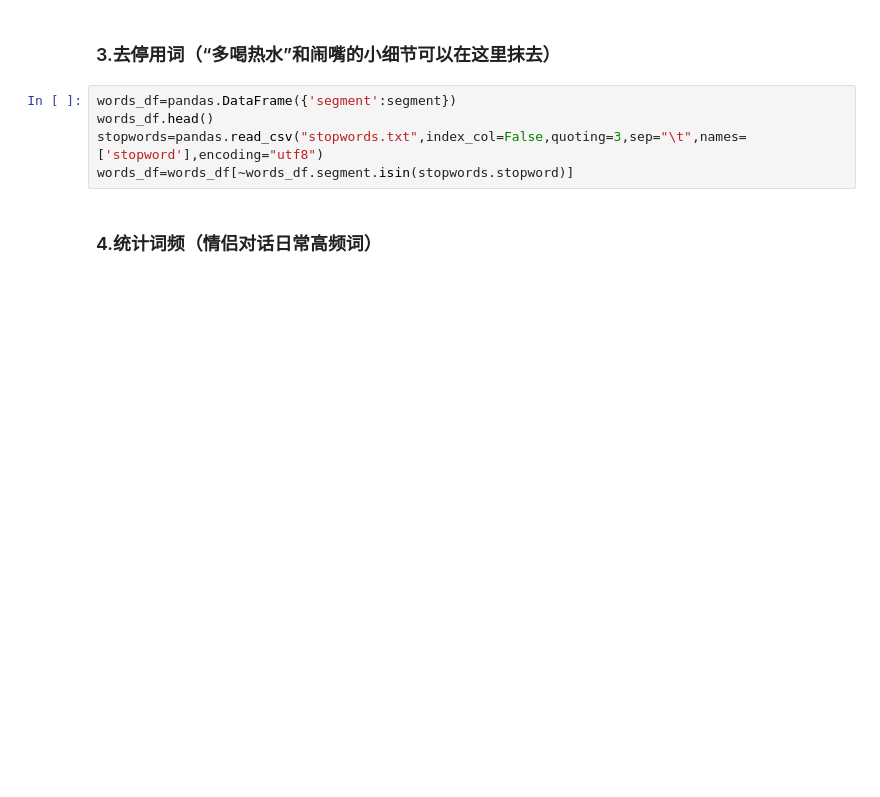
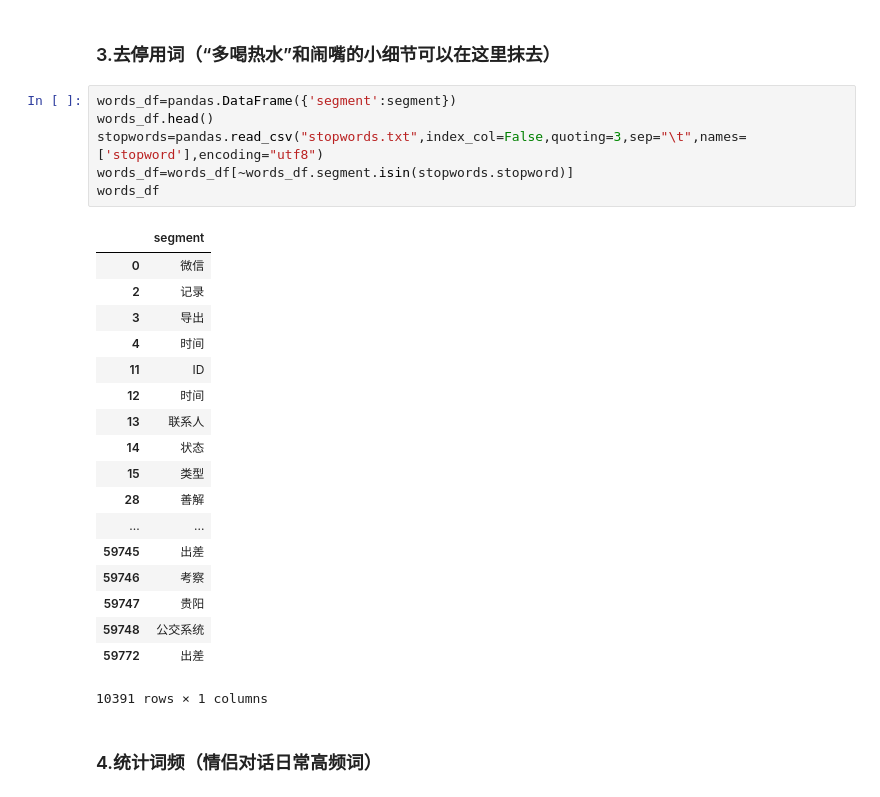
Before and after one commit to ssfve/word_cloud_valentines_day, a Jupyter notebook: word_cloud_Valentines_Day/word_cloud_Valentines_Day.ipynb, the cells around one changed output. Drawn from its saved outputs; the diff is of its cells as text; blank space fills up the shorter version.

```diff
--- a/word_cloud_Valentines_Day/word_cloud_Valentines_Day.ipynb
+++ b/word_cloud_Valentines_Day/word_cloud_Valentines_Day.ipynb
@@ -33,8 +48,28 @@ Prefix dict has been built succesfully.
 # %%
 words_df=pandas.DataFrame({'segment':segment})
 words_df.head()
 stopwords=pandas.read_csv("stopwords.txt",index_col=False,quoting=3,sep="\t",names=['stopword'],encoding="utf8")
 words_df=words_df[~words_df.segment.isin(stopwords.stopword)]
+words_df
+# %% [output]
+|  | segment |
+| 0 | 微信 |
+| 2 | 记录 |
+| 3 | 导出 |
+| 4 | 时间 |
+| 11 | ID |
+| 12 | 时间 |
+| 13 | 联系人 |
+| 14 | 状态 |
+| 15 | 类型 |
+| 28 | 善解 |
+| ... | ... |
+| 59745 | 出差 |
+| 59746 | 考察 |
+| 59747 | 贵阳 |
+| 59748 | 公交系统 |
+| 59772 | 出差 |
+10391 rows × 1 columns
 # %% [markdown]
 ### 4.统计词频（情侣对话日常高频词）
 # %%
```
Also changed, not shown: parts of 8 cells of this notebook, 9 other files.
